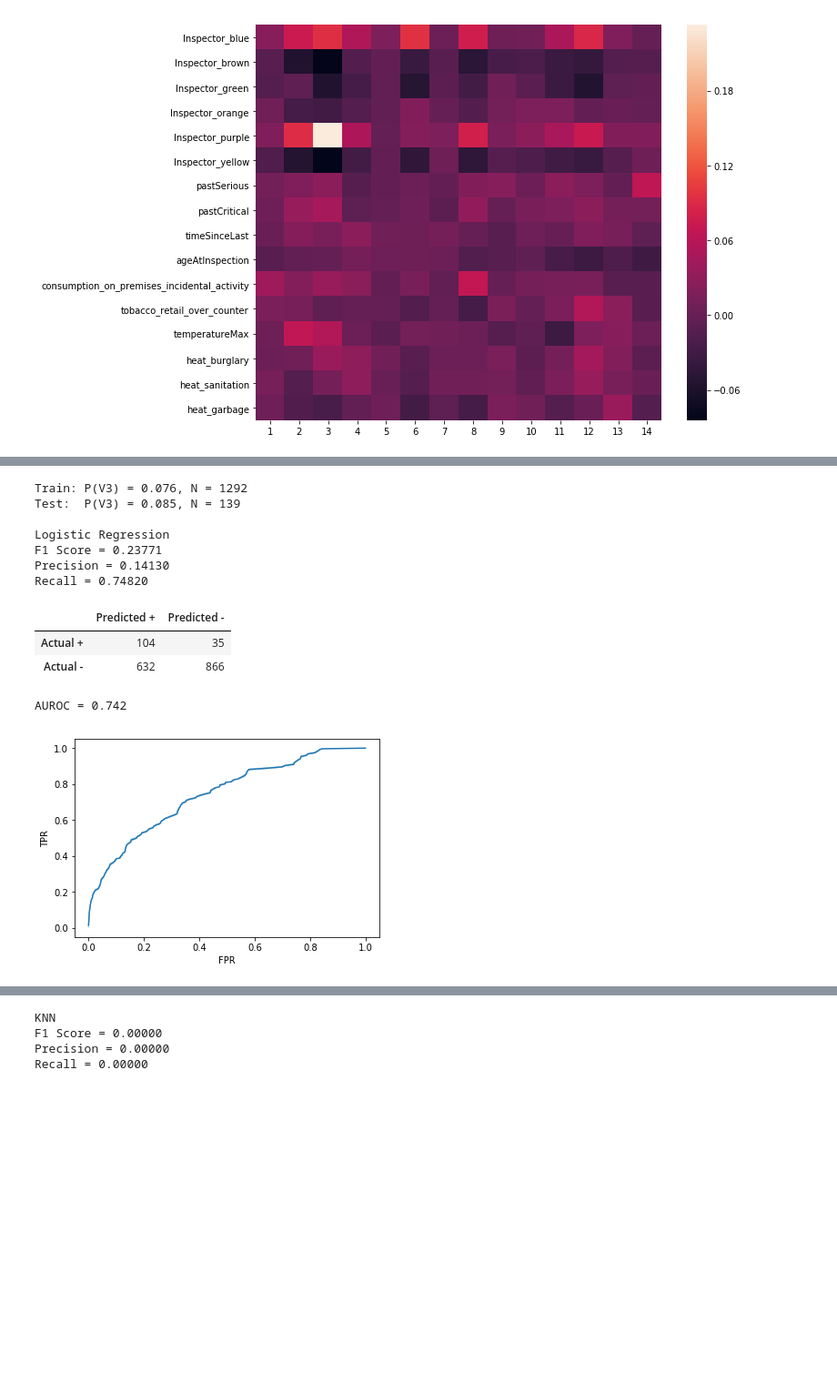
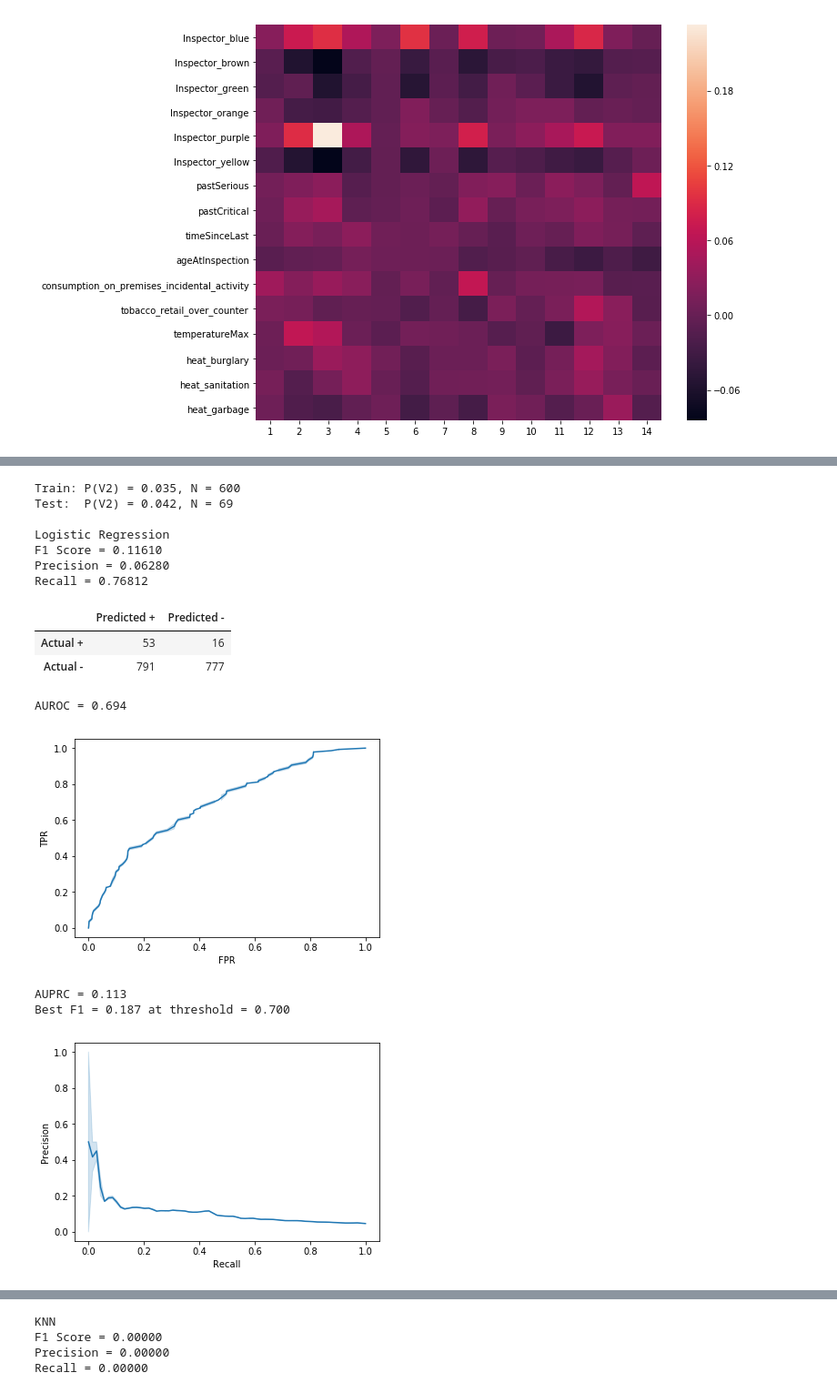
Before and after one commit to vingkan/foodinspectionforecasting, a Jupyter notebook: IIT/13_violations.ipynb, the cells around one changed output, grey strips where cells are left out. Shown at 91% size. Cells and saved outputs as stored; diff of their text form; code cells hidden in the pictures; blank space fills up the shorter version.

```diff
--- a/IIT/13_violations.ipynb
+++ b/IIT/13_violations.ipynb
@@ -134,8 +135,10 @@ plt.show()
 def get_crit_mat(df):
     code_array = [get_violation_codes(report) for report in df["violations"].values]
     crit_array = [list(filter(lambda code: get_violation_level(code) == "critical", arr)) for arr in code_array]
-    mlb_crit = MultiLabelBinarizer()
-    crit_mat = pd.DataFrame(mlb_crit.fit_transform(crit_array), columns=mlb_crit.classes_)
+    crit_viols = list(range(1, 15))
+    mlb_crit = MultiLabelBinarizer(classes=crit_viols)
+    mlb_crit.fit(crit_array)
+    crit_mat = pd.DataFrame(mlb_crit.transform(crit_array), columns=mlb_crit.classes_)
     return crit_mat
 # %%
 d_train = pd.read_csv("data/inspections_train.csv")
@@ -167,7 +170,7 @@ crit_train.sum(axis=0)
 14      25
 dtype: int64
 # %%
-code = 3
+code = 2
 y_train = crit_train[:][code]
 y_test = crit_test[:][code]
 print("Train: P(V{0}) = {1:.3f}, N = {2}".format(code, y_train.mean(), y_train.sum()))
@@ -179,19 +182,22 @@ clf.fit(X_train, y_train)
 yh = clf.predict(X_test)
 evaluate_model(y_test, yh)
 # %% [output]
-Train: P(V3) = 0.076, N = 1292
-Test:  P(V3) = 0.085, N = 139
+Train: P(V2) = 0.035, N = 600
+Test:  P(V2) = 0.042, N = 69
 
 Logistic Regression
-F1 Score = 0.23771
-Precision = 0.14130
-Recall = 0.74820
+F1 Score = 0.11610
+Precision = 0.06280
+Recall = 0.76812
 |  | Predicted + | Predicted - |
-| Actual + | 104 | 35 |
-| Actual - | 632 | 866 |
+| Actual + | 53 | 16 |
+| Actual - | 791 | 777 |
 # %%
 show_roc(clf, X_test, y_test)
-show_rc(clf, X_test, y_test)
+show_prc(clf, X_test, y_test)
 # %% [output]
-AUROC = 0.742
+AUROC = 0.694
-[figure, old version]
+[figure, new version]
+AUPRC = 0.113
+Best F1 = 0.187 at threshold = 0.700
+[figure, added]
```
Also changed, not shown: parts of 13 cells of this notebook, 2 other files.
